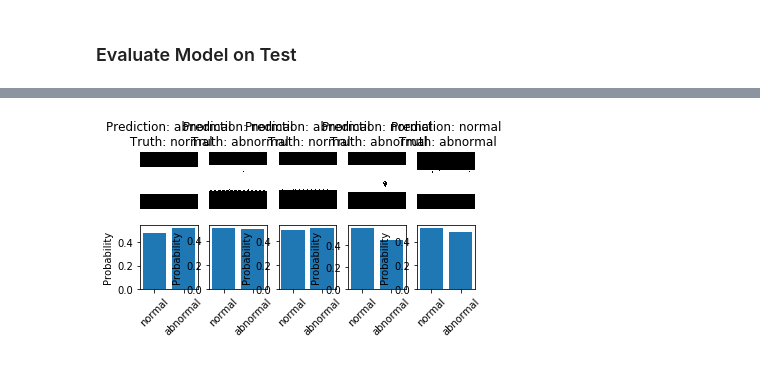
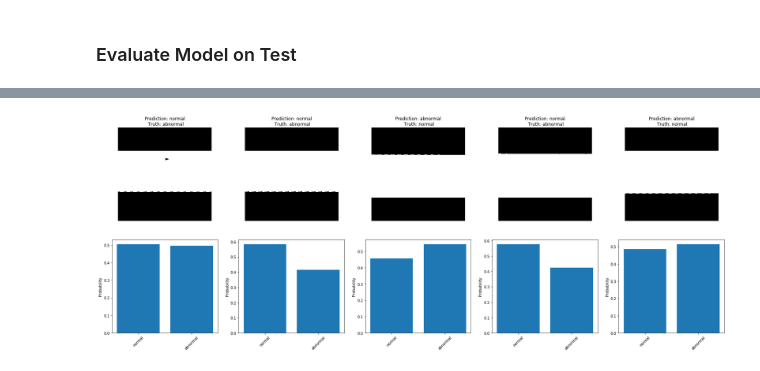
Before and after one commit to nasa-gibs/gibs-ml, a Jupyter notebook: cnn.ipynb, the cells around one changed output, grey strips where cells are left out. Drawn from its saved outputs; the diff is of its cells as text; code cells hidden in the pictures.

```diff
--- a/cnn.ipynb
+++ b/cnn.ipynb
@@ -418,13 +428,2 @@ Epoch 3/100
 # %% [markdown]
 ### Evaluate Model on Test
-# %%
-# Get the logger
-utils.set_logger(os.path.join(model_dir, 'evaluate.log'))
-
-# Create the input data pipeline
-logging.info("Creating the dataset...")
-
-# fetch dataloaders
-test_dl = data_loader.fetch_dataloader('test', eval_transformer, data_dir, layer_name, label_split, params, IMG_BINARIZE)
-
-logging.info("- done.")
@@ -480,10 +479,11 @@ def confusion_matrix(results, categories, normalizeMatrix = True, plotConfusion=
     accuracy = float(np.trace(matrix)) * 100.0 / len(results)
     print('Accuracy: ' +  str(accuracy) + '%')
 
+    print("Non-normalized conf_matrix:")
+    print(matrix)
+
     # Normalize confusion matrix
     if normalizeMatrix:
-      print("Non-normalized conf_matrix:")
-      print(matrix)
       s = np.sum(matrix,1) # Sum each row
       for i in range(matrix.shape[0]):
         # Normalization handles class imbalance in training set
@@ -515,6 +515,9 @@ def plot_confusion_matrix(cm, names=None, title='Confusion Matrix', cmap=plt.cm.
     plt.xlabel('Predicted label')
     plt.show()
 
+
+plt.rcParams['figure.figsize'] = (30.0, 16.0) # set default size of plots
+
 classes = ['normal', 'abnormal']
 confusion_matrix(list(zip(y_test_pred, y_test)), classes, plotConfusion=True)
 # %% [output]
@@ -526,30 +529,32 @@ Non-normalized conf_matrix:
 # %%
+plt.rcParams['figure.figsize'] = (30.0, 16.0) # set default size of plots
+
 # Visualize misclassified examples from the validation dataset.
 num_classes = len(classes)
 max_examples = 5
 
 incorrect_idx = [idx for idx, incorrect in enumerate(np.array(y_test) != np.array(y_test_pred)) if incorrect]
 if len(incorrect_idx) > max_examples:
     incorrect_idx = incorrect_idx[:max_examples]
 num_incorrect = len(incorrect_idx)
 
 for y, idx in enumerate(incorrect_idx):
     for i in range(3):
         plt_idx = i * num_incorrect + y + 1
         if i == 0:
             plt.subplot(3, num_incorrect, plt_idx)
             plt.imshow(np.squeeze(X_test[idx]).astype('uint8'))
             plt.axis('off')
             plt.title("Prediction: %s\n Truth: %s" % (classes[y_test_pred[idx]], classes[y_test[idx]]))
         elif i == 1:
             plt.subplot(3, num_incorrect, plt_idx)
             log_probabilities = y_test_prob[idx]
             probabilities = np.exp(log_probabilities)
             y_pos = np.arange(len(classes))
             plt.bar(y_pos, probabilities)
             plt.xticks(y_pos, classes, rotation=45)
             plt.ylabel("Probability")
 plt.show()
 # %% [output]
-[figure, old version]
+[figure, new version]
 # %%
```
Also changed, not shown: parts of 10 cells of this notebook, 10 other files.
